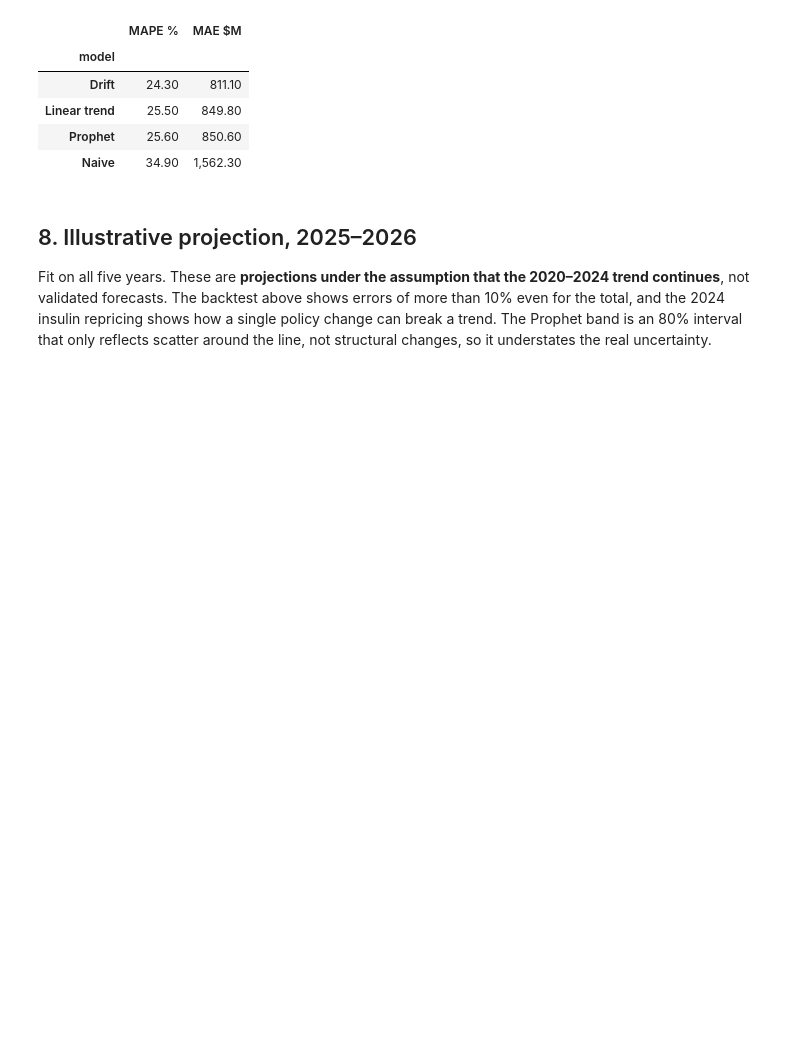
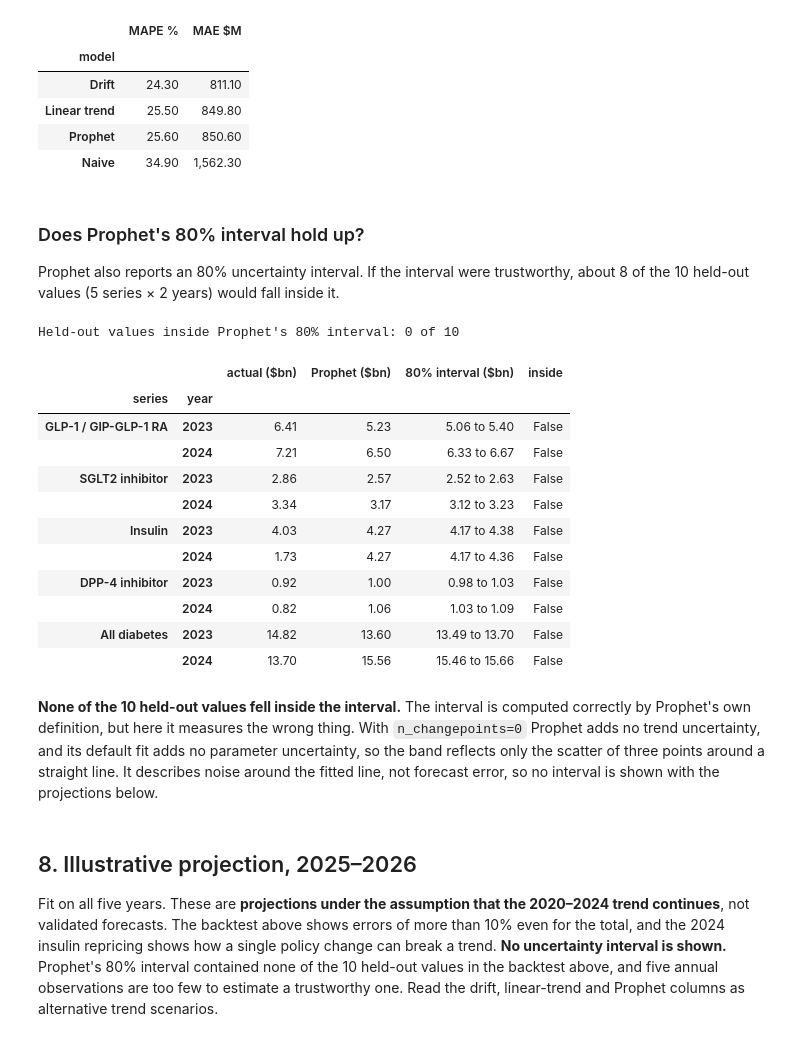
Before and after one commit to DexterAmaning/Forecasting-for-diabetes-using-prophet, a Jupyter notebook: notebooks/medicaid_diabetes_spending.ipynb, the cells around one changed output. Saved outputs shown, nothing was run; the diff lists cells and outputs as text; code cells hidden in the pictures; blank space fills up the shorter version.

```diff
--- a/notebooks/medicaid_diabetes_spending.ipynb
+++ b/notebooks/medicaid_diabetes_spending.ipynb
@@ -296,10 +296,44 @@ backtest.groupby("model")[["MAPE %", "MAE $M"]].mean().sort_values("MAPE %").rou
 | Linear trend | 25.50 | 849.80 |
 | Prophet | 25.60 | 850.60 |
 | Naive | 34.90 | 1,562.30 |
+# %% [markdown]
+### Does Prophet's 80% interval hold up?
+
+Prophet also reports an 80% uncertainty interval. If the interval were trustworthy, about 8 of the 10 held-out values (5 series × 2 years) would fall inside it.
+# %%
+np.random.seed(42)
+cover = []
+for name, s in series.items():
+    y = s.values.astype(float)
+    yhat, band = forecast_prophet(y[:3], 2020, 2, return_interval=True)
+    for i, yr in enumerate([2023, 2024]):
+        cover.append({"series": name, "year": yr, "actual ($bn)": y[3 + i] / 1e9,
+                      "Prophet ($bn)": yhat[i] / 1e9,
+                      "80% interval ($bn)": f"{band[i, 0] / 1e9:.2f} to {band[i, 1] / 1e9:.2f}",
+                      "inside": bool(band[i, 0] <= y[3 + i] <= band[i, 1])})
+coverage = pd.DataFrame(cover).set_index(["series", "year"])
+print(f"Held-out values inside Prophet's 80% interval: {coverage['inside'].sum()} of {len(coverage)}")
+coverage.round(2)
+# %% [output]
+Held-out values inside Prophet's 80% interval: 0 of 10
+|  |  | actual ($bn) | Prophet ($bn) | 80% interval ($bn) | inside |
+| series | year |  |  |  |  |
+| GLP-1 / GIP-GLP-1 RA | 2023 | 6.41 | 5.23 | 5.06 to 5.40 | False |
+|  | 2024 | 7.21 | 6.50 | 6.33 to 6.67 | False |
+| SGLT2 inhibitor | 2023 | 2.86 | 2.57 | 2.52 to 2.63 | False |
+|  | 2024 | 3.34 | 3.17 | 3.12 to 3.23 | False |
+| Insulin | 2023 | 4.03 | 4.27 | 4.17 to 4.38 | False |
+|  | 2024 | 1.73 | 4.27 | 4.17 to 4.36 | False |
+| DPP-4 inhibitor | 2023 | 0.92 | 1.00 | 0.98 to 1.03 | False |
+|  | 2024 | 0.82 | 1.06 | 1.03 to 1.09 | False |
+| All diabetes | 2023 | 14.82 | 13.60 | 13.49 to 13.70 | False |
+|  | 2024 | 13.70 | 15.56 | 15.46 to 15.66 | False |
+# %% [markdown]
+**None of the 10 held-out values fell inside the interval.** The interval is computed correctly by Prophet's own definition, but here it measures the wrong thing. With `n_changepoints=0` Prophet adds no trend uncertainty, and its default fit adds no parameter uncertainty, so the band reflects only the scatter of three points around a straight line. It describes noise around the fitted line, not forecast error, so no interval is shown with the projections below.
 # %% [markdown]
 ## 8. Illustrative projection, 2025–2026
 
-Fit on all five years. These are **projections under the assumption that the 2020–2024 trend continues**, not validated forecasts. The backtest above shows errors of more than 10% even for the total, and the 2024 insulin repricing shows how a single policy change can break a trend. The Prophet band is an 80% interval that only reflects scatter around the line, not structural changes, so it understates the real uncertainty.
+Fit on all five years. These are **projections under the assumption that the 2020–2024 trend continues**, not validated forecasts. The backtest above shows errors of more than 10% even for the total, and the 2024 insulin repricing shows how a single policy change can break a trend. **No uncertainty interval is shown.** Prophet's 80% interval contained none of the 10 held-out values in the backtest above, and five annual observations are too few to estimate a trustworthy one. Read the drift, linear-trend and Prophet columns as alternative trend scenarios.
 # %%
 rows = []
 for name in ["All diabetes", "GLP-1 / GIP-GLP-1 RA"]:
```
Also changed, not shown: parts of 3 cells of this notebook, 2 other files.
